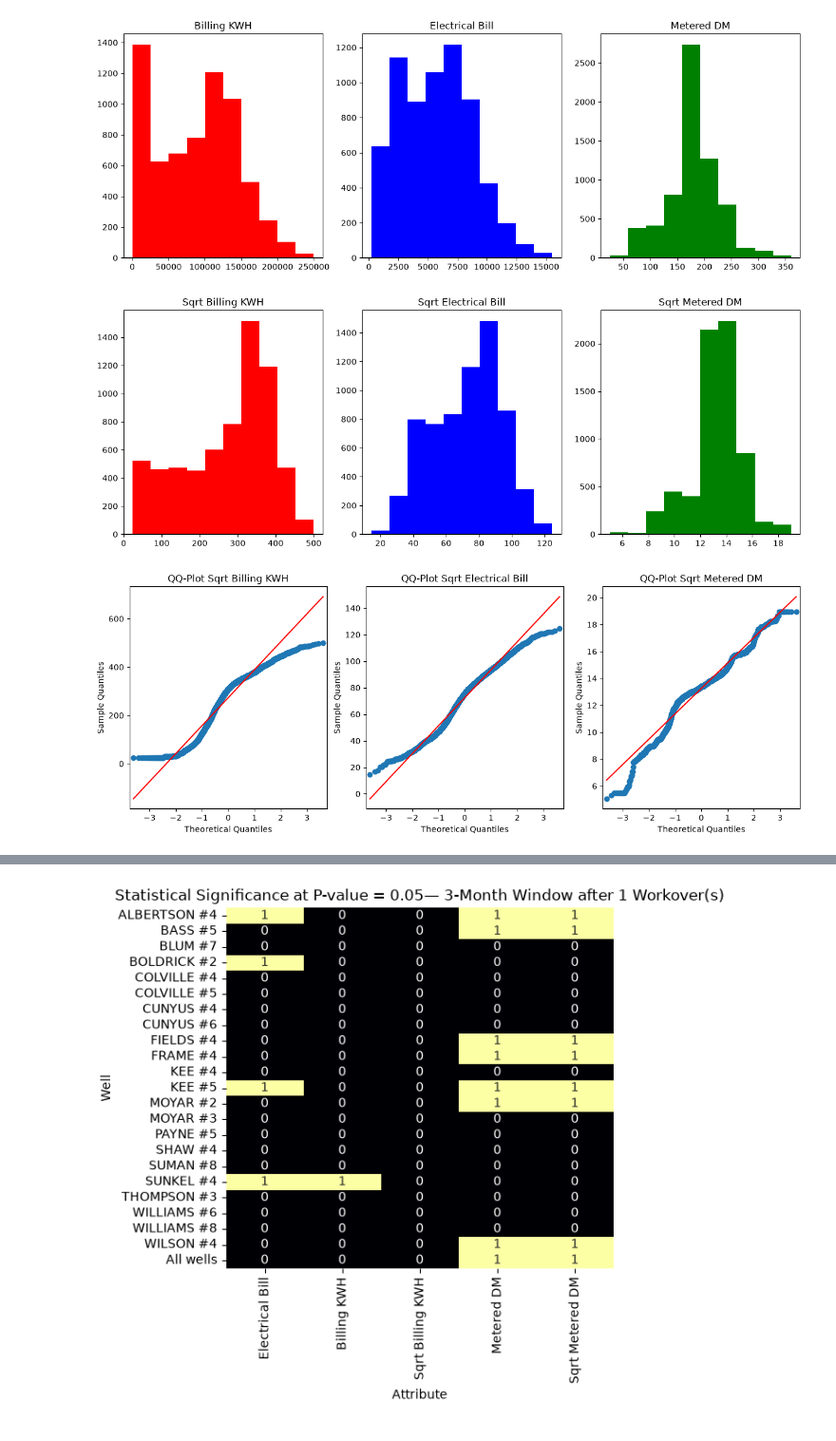
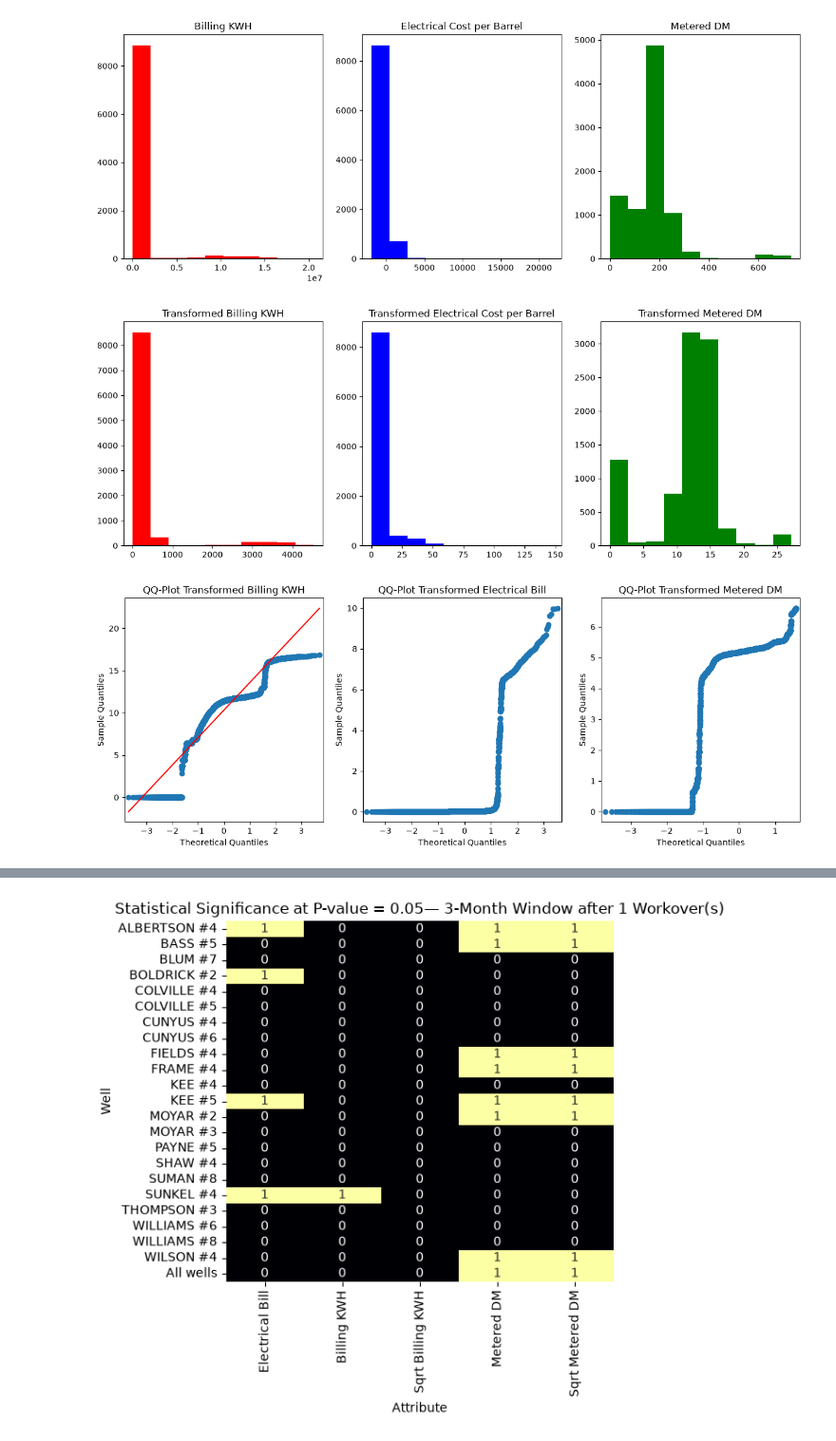
Before and after one commit to L0GN82/Paired-Sample-T-test, a Jupyter notebook: Electrical_Cost_per_Barrel_Paired_Ttest.ipynb, the cells around one changed output, grey strips where cells are left out. Shown at 95% size. Cells and saved outputs as stored; diff of their text form; code cells hidden in the pictures.

```diff
--- a/Paired-Samples.ipynb
+++ b/Electrical_Cost_per_Barrel_Paired_Ttest.ipynb
@@ -112,31 +109,15 @@ Name: Workover Count, Length: 87, dtype: int64
-# %%
-#Filtering dataframe for analysis
-main_df = main_df[main_df["Billing KWH"] > 0]
-main_df = main_df[main_df["Electrical Bill"] > 0]
-main_df = main_df[main_df["Metered DM"] > 0]
-# %%
-
-#Getting an approximately normal data distribution
-main_df["Sqrt Billing KWH"] = np.sqrt(main_df["Billing KWH"])
-main_df["Sqrt Electrical Bill"] = np.sqrt(main_df["Electrical Bill"])
-main_df["Sqrt Metered DM"] = np.sqrt(main_df["Metered DM"])
-
-#Outliers removed to preserve data continuity
-main_df = main_df[main_df["Sqrt Billing KWH"] < 500]
-main_df = main_df[main_df["Sqrt Electrical Bill"] < 125]
-main_df = main_df[(main_df["Sqrt Metered DM"] < 20) & (main_df["Sqrt Metered DM"] > 5)]
 # %%
 fig, axs = plt.subplots(1, 3, figsize = (15, 5))
 
 axs[0].hist(main_df["Billing KWH"], color="red")
 axs[0].set_title("Billing KWH")
 
-axs[1].hist(main_df["Electrical Bill"], color="blue")
-axs[1].set_title("Electrical Bill")
+axs[1].hist(main_df["Electrical Cost per Barrel"], color="blue")
+axs[1].set_title("Electrical Cost per Barrel")
 
 axs[2].hist(main_df["Metered DM"], color="green")
 axs[2].set_title("Metered DM")
 
 plt.show()
 # %% [output]
-[figure, old version]
+[figure, new version]
@@ -144,35 +130,35 @@ plt.show()
 
 fig, axs = plt.subplots(1, 3, figsize = (15, 5))
 
-axs[0].hist(main_df["Sqrt Billing KWH"], color="red")
-axs[0].set_title("Sqrt Billing KWH")
+axs[0].hist(main_df["Transformed Billing KWH"], color="red")
+axs[0].set_title("Transformed Billing KWH")
 
-axs[1].hist(main_df["Sqrt Electrical Bill"], color="blue")
-axs[1].set_title("Sqrt Electrical Bill")
+axs[1].hist(main_df["Transformed Electrical Cost per Barrel"], color="blue")
+axs[1].set_title("Transformed Electrical Cost per Barrel")
 
-axs[2].hist(main_df["Sqrt Metered DM"], color="green")
-axs[2].set_title("Sqrt Metered DM")
+axs[2].hist(main_df["Transformed Metered DM"], color="green")
+axs[2].set_title("Transformed Metered DM")
 
 plt.show()
 # %% [output]
-[figure, old version]
+[figure, new version]
 # %%
 # QQ-plots
 fig, axs = plt.subplots(1, 3, figsize = (15, 5))
 
-sm.qqplot(main_df["Sqrt Billing KWH"], line = "s", ax=axs[0])
-axs[0].set_title("QQ-Plot Sqrt Billing KWH")
+sm.qqplot(main_df["Transformed Billing KWH"], line = "s", ax=axs[0])
+axs[0].set_title("QQ-Plot Transformed Billing KWH")
 
-sm.qqplot(main_df["Sqrt Electrical Bill"], line = "s", ax=axs[1])
-axs[1].set_title("QQ-Plot Sqrt Electrical Bill")
+sm.qqplot(main_df["Transformed Electrical Cost per Barrel"], line = "s", ax=axs[1])
+axs[1].set_title("QQ-Plot Transformed Electrical Bill")
 
-sm.qqplot(main_df["Sqrt Metered DM"], line = "s", ax=axs[2])
-axs[2].set_title("QQ-Plot Sqrt Metered DM")
+sm.qqplot(main_df["Transformed Metered DM"], line = "s", ax=axs[2])
+axs[2].set_title("QQ-Plot Transformed Metered DM")
 
 plt.tight_layout
 plt.show()
 # %% [output]
-[figure, old version]
+[figure, new version]
 # %%
 #Date Processing
 # Filtering the data to between pre and post workover.
```
Also changed, not shown: parts of 7 cells of this notebook, 2 other files.
